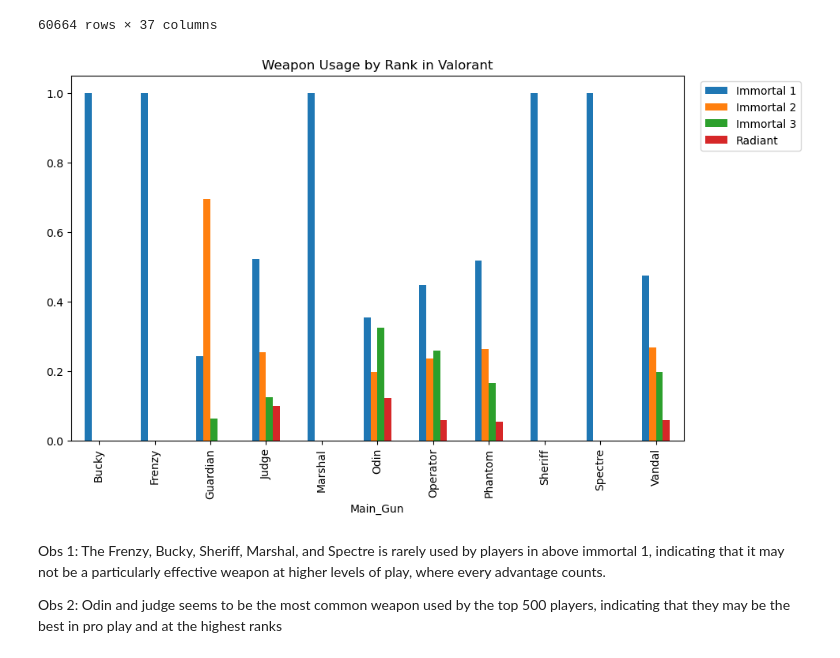
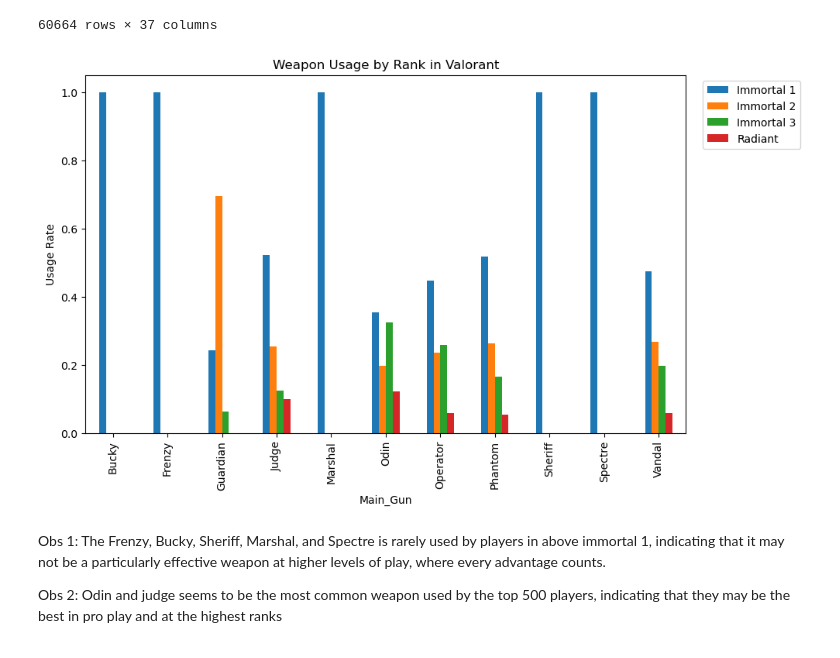
Before and after one commit to ubco-W2022T2-data301/project-group-group64, a Jupyter notebook: analysis/Karam_H.ipynb, the cells around one changed output. Cells and saved outputs as stored; diff of their text form; code cells hidden in the pictures.

```diff
--- a/analysis/Karam_H.ipynb
+++ b/analysis/Karam_H.ipynb
@@ -533,25 +499,26 @@ df
 # %%
 import pandas as pd
 
 # Load the data and do basic cleaning
 df
 
 # Group the data by weapon and rank, and calculate the average usage rate
 weapon_rank_usage = df.groupby(['Main_Gun', 'Rank'])['Games Played'].sum().reset_index()
 weapon_usage = weapon_rank_usage.groupby('Main_Gun')['Games Played'].sum().reset_index()
 weapon_rank_usage = pd.merge(weapon_rank_usage, weapon_usage, on='Main_Gun')
 weapon_rank_usage['Usage Rate'] = weapon_rank_usage['Games Played_x'] / weapon_rank_usage['Games Played_y']
 
 # Pivot the data to make it easier to compare across different ranks
 weapon_rank_pivot = weapon_rank_usage.pivot(index='Main_Gun', columns='Rank', values='Usage Rate')
 
 # Plot the usage rates for different ranks
 weapon_rank_pivot.plot.bar(figsize=(10, 6))
 plt.title('Weapon Usage by Rank in Valorant')
+plt.ylabel('Usage Rate')
 plt.legend(bbox_to_anchor=(1.2, 1), loc='upper right')
 plt.show()
 # %% [output]
-[figure, old version]
+[figure, new version]
 # %% [markdown]
 
 Obs 1: The Frenzy, Bucky, Sheriff, Marshal, and Spectre is rarely used by players in above immortal 1, indicating that it may not be a particularly effective weapon at higher levels of play, where every advantage counts.
```
Also changed, not shown: parts of 6 cells of this notebook.
